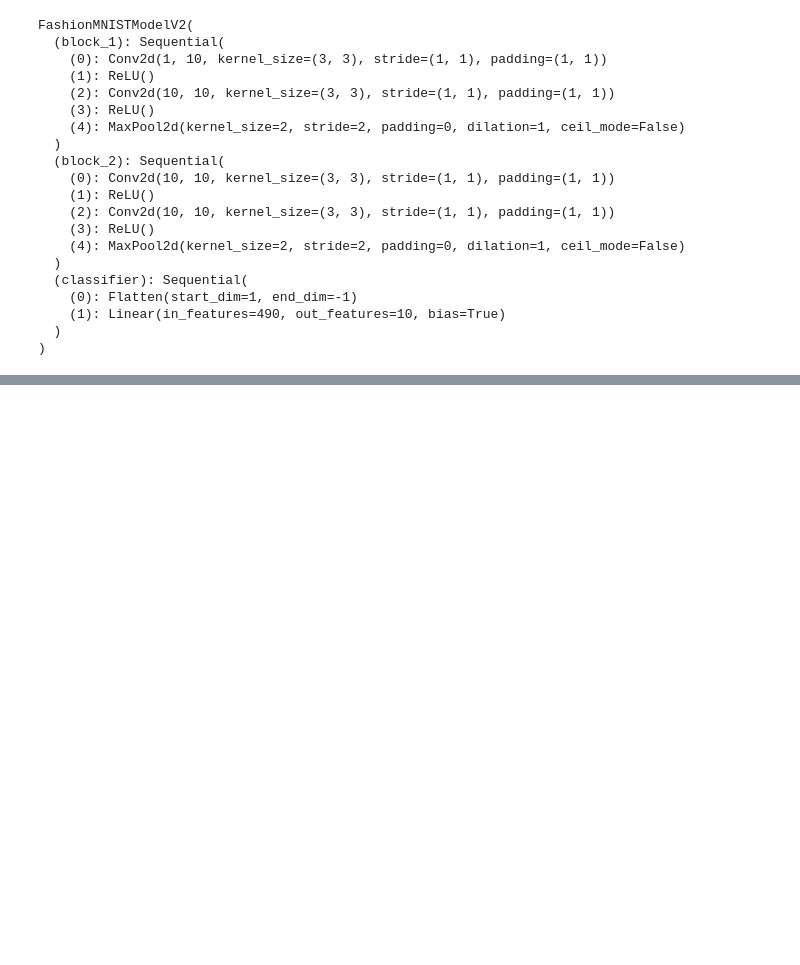
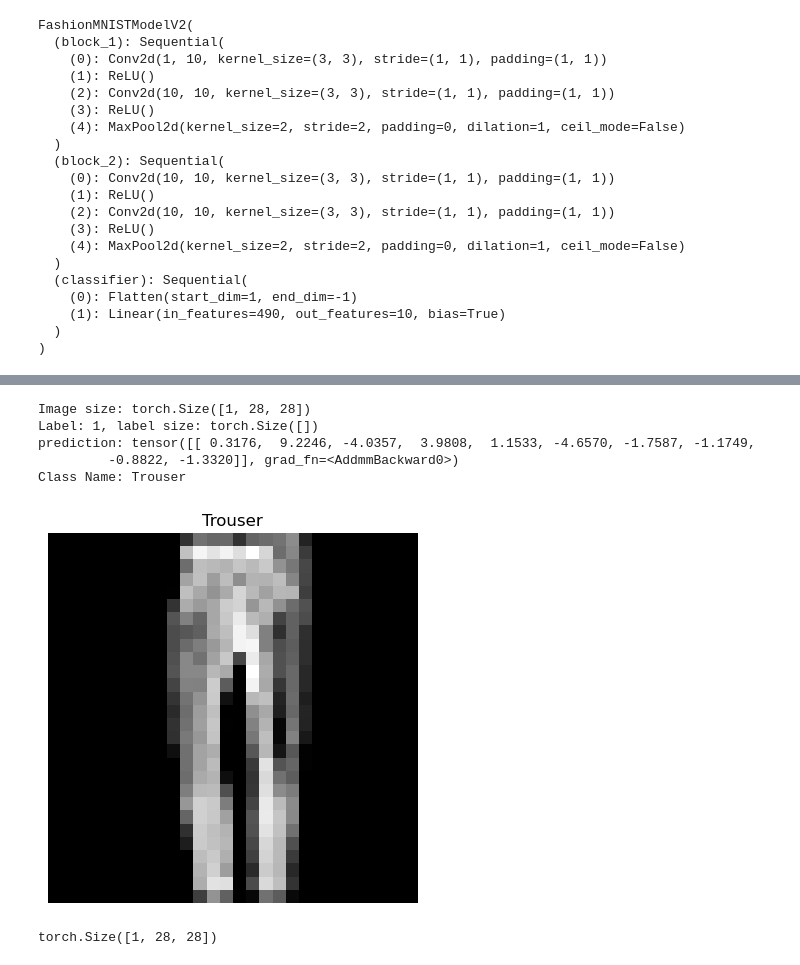
Before and after one commit to bennettandy/PyTorchWork, a Jupyter notebook: pytorch_computer_vision.ipynb, the cells around one changed output, grey strips where cells are left out. Cells and saved outputs as stored; diff of their text form; code cells hidden in the pictures; blank space fills up the shorter version.

```diff
--- a/pytorch_computer_vision.ipynb
+++ b/pytorch_computer_vision.ipynb
@@ -20,0 +21,15 @@ print(torchvision.__version__)
+# %%
+# device agnostic code
+import torch
+if torch.backends.mps.is_available():
+    mps_device = torch.device("mps")
+    x = torch.ones(1, device=mps_device)
+    print (x)
+else:
+    print ("MPS device not found.")
+
+device = mps_device if mps_device else "cuda" if torch.cuda.is_available() else "cpu"
+
+device = "cpu"
+
+device
@@ -379,6 +399 @@ model_0_results
  'model_acc': 83.02715654952077}
-# %%
-# device agnostic code
-import torch
-device = "cuda" if torch.cuda.is_available() else "cpu"
-device
@@ -774,0 +856,22 @@ total_train_time_model_2 = print_train_time(start=train_time_start_on_gpu,
+# %%
+# random training image
+random_idx = torch.randint(0, len(train_features_batch), size=[1]).item()
+img, label = train_features_batch[random_idx], train_labels_batch[random_idx]
+plt.imshow(img.squeeze(), cmap="gray")
+plt.title(class_names[label])
+plt.axis(False)
+print(f"Image size: {img.shape}")
+print(f"Label: {label}, label size: {label.shape}")
+
+prediction = model_2(img.unsqueeze(0))
+print(f"prediction: {prediction}")
+
+label2 = prediction.argmax()
+print(f"Class Name: {class_names[label2]}")
+# %% [output]
+Image size: torch.Size([1, 28, 28])
+Label: 1, label size: torch.Size([])
+prediction: tensor([[ 0.3176,  9.2246, -4.0357,  3.9808,  1.1533, -4.6570, -1.7587, -1.1749,
+         -0.8822, -1.3320]], grad_fn=<AddmmBackward0>)
+Class Name: Trouser
+[figure, added]
@@ -774,0 +896,12 @@ total_train_time_model_2 = print_train_time(start=train_time_start_on_gpu,
+# %%
+import random
+# random.seed(42)
+test_samples = []
+test_labels = []
+for sample, label in random.sample(list(test_data), k=9): # 9 random samples from test data set
+    test_samples.append(sample)
+    test_labels.append(label)
+
+test_samples[0].shape
+# %% [output]
+torch.Size([1, 28, 28])
```
Also changed, not shown: parts of 30 cells of this notebook.
